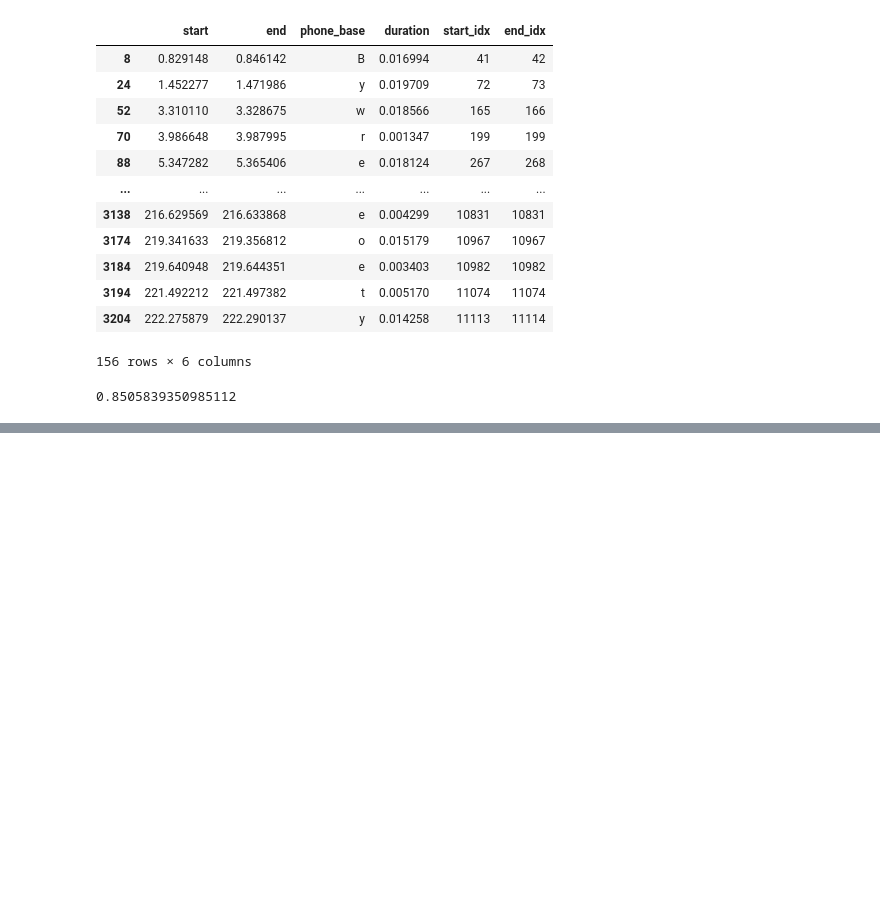
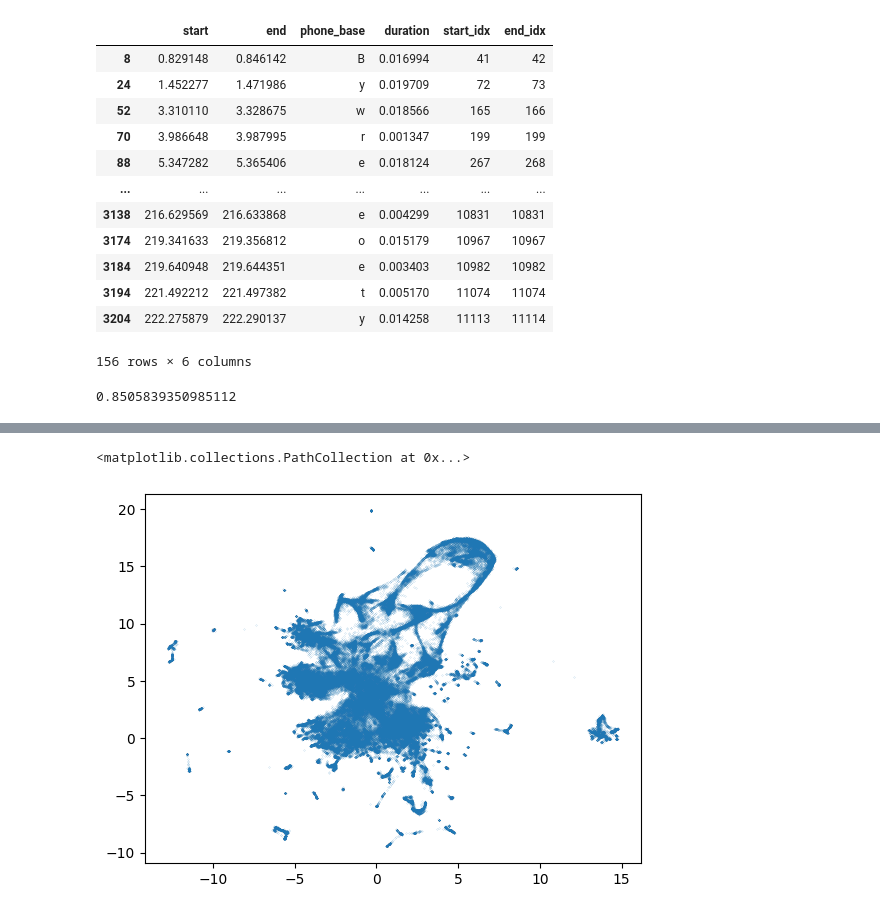
Before and after one commit to BSCCNS/Applio_LS, a Jupyter notebook: develop_nb/transitions.ipynb, the cells around one changed output, grey strips where cells are left out. Cells and saved outputs as stored; diff of their text form; code cells hidden in the pictures; blank space fills up the shorter version.

Commit message:
improve add transitions

```diff
--- a/develop_nb/transitions.ipynb
+++ b/develop_nb/transitions.ipynb
@@ -61,0 +72,10 @@ len(df_clean)/len(df_annotated_trans)
+# %%
+root = '/Users/tomasandrade/Documents/BSC/ICHOIR/applio/Applio_LS/assets/datasets/maria_diff_singer/'
+feat_paths = glob.glob(f'{root}/layer_12/*.csv')
+lab_paths = glob.glob(f'{root}/lab/*.lab')
+# %%
+df_anotated_all = u.make_anotated_feat_df(feat_paths,
+                                        lab_paths,
+                                        add_transitions = True,
+                                        pad_seconds = 0.0101,
+                                        remove_short_phones = False)
@@ -61,0 +103,17 @@ len(df_clean)/len(df_annotated_trans)
+# %%
+df_proj_anotated = df_proj_anotated[df_proj_anotated['phone_base'] != 'SP']
+# df = df_proj_anotated[df_proj_anotated['phone_base'] == 'transition']
+# plt.scatter(df['x'],
+#             df['y'],
+#             s = 0.01,
+#             color = 'red')
+
+df = df_proj_anotated[df_proj_anotated['phone_base'] != 'transition']
+
+plt.scatter(df['x'],
+            df['y'],
+            s = 0.01,
+            alpha=0.8)
+# %% [output]
+<matplotlib.collections.PathCollection at 0x...>
+[figure, added]
```
Also changed, not shown: parts of 14 cells of this notebook, 2 other files.
